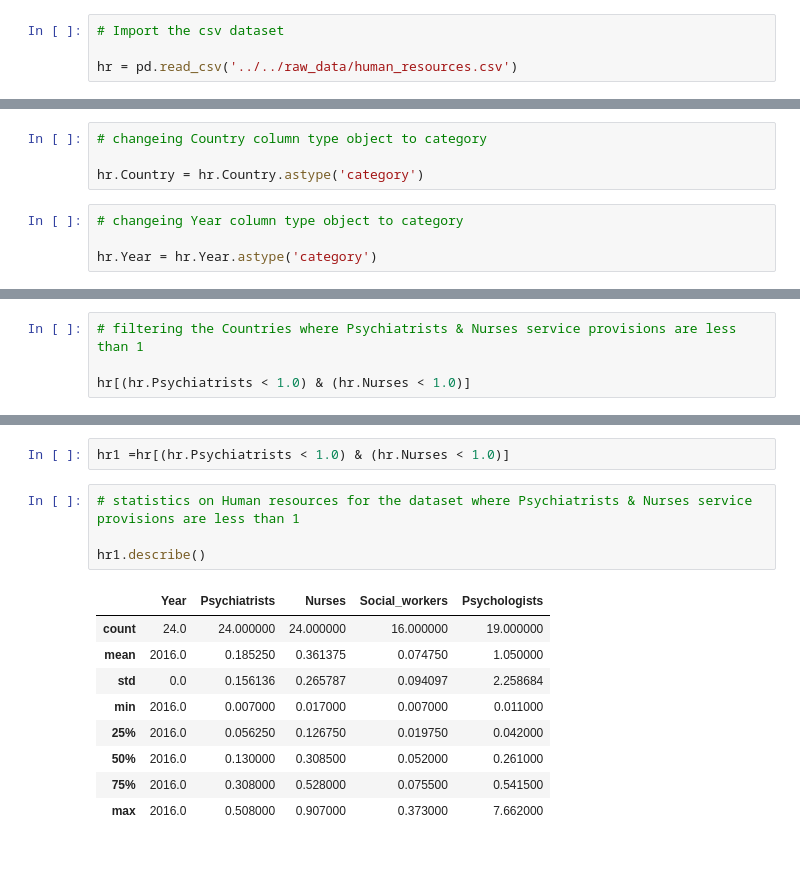
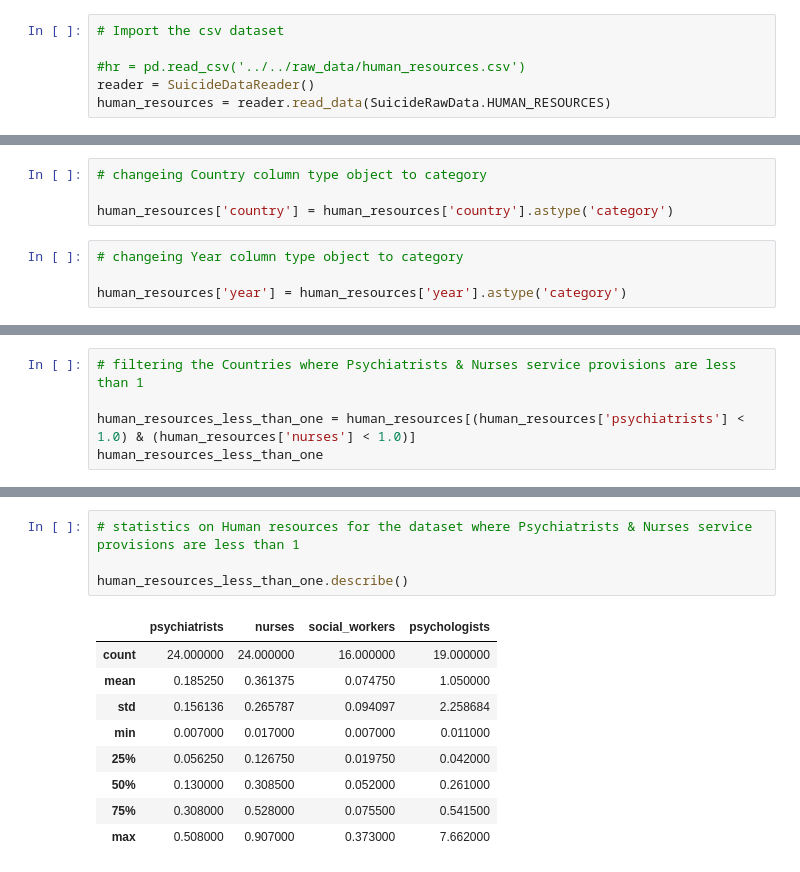
Before and after one commit to mdsi-dsp-at2/eTe-analysis, a Jupyter notebook: analysis/3/analysis_hr_suicide.ipynb, the cells around one changed output, grey strips where cells are left out. Drawn from its saved outputs; the diff is of its cells as text.

```diff
--- a/analysis/3/analysis_hr_suicide.ipynb
+++ b/analysis/3/analysis_hr_suicide.ipynb
@@ -12,7 +17,9 @@ warnings.filterwarnings('ignore')
 # %%
 # Import the csv dataset
 
-hr = pd.read_csv('../../raw_data/human_resources.csv')
+#hr = pd.read_csv('../../raw_data/human_resources.csv')
+reader = SuicideDataReader()
+human_resources = reader.read_data(SuicideRawData.HUMAN_RESOURCES)
 # %%
 #data exploration
 
@@ -27,11 +34,11 @@ hr.head()
 # %%
 # changeing Country column type object to category
 
-hr.Country = hr.Country.astype('category')
+human_resources['country'] = human_resources['country'].astype('category')
 # %%
 # changeing Year column type object to category
 
-hr.Year = hr.Year.astype('category')
+human_resources['year'] = human_resources['year'].astype('category')
 # %%
 # statistics on Human resources for the dataset
 
@@ -55,5 +63,6 @@ vis1 = sns.lmplot(data=hr, x='Psychiatrists', y='Nurses',size=10,scatter_kws={"s
 # %%
 # filtering the Countries where Psychiatrists & Nurses service provisions are less than 1
 
-hr[(hr.Psychiatrists < 1.0) & (hr.Nurses < 1.0)]
+human_resources_less_than_one = human_resources[(human_resources['psychiatrists'] < 1.0) & (human_resources['nurses'] < 1.0)]
+human_resources_less_than_one
 # %% [output]
@@ -74,19 +83,17 @@ hr[(hr.Psychiatrists < 1.0) & (hr.Nurses < 1.0)]
 | 87 | South Sudan | 2016 | 0.025 | 0.017 | NaN | 0.261 |
 | 94 | Togo | 2016 | 0.054 | 0.270 | 0.054 | 0.404 |
 | 104 | Yemen | 2016 | 0.201 | 0.323 | 0.056 | 0.409 |
-# %%
-hr1 =hr[(hr.Psychiatrists < 1.0) & (hr.Nurses < 1.0)]
 # %%
 # statistics on Human resources for the dataset where Psychiatrists & Nurses service provisions are less than 1
 
-hr1.describe()
+human_resources_less_than_one.describe()
 # %% [output]
-|  | Year | Psychiatrists | Nurses | Social_workers | Psychologists |
-| count | 24.0 | 24.000000 | 24.000000 | 16.000000 | 19.000000 |
-| mean | 2016.0 | 0.185250 | 0.361375 | 0.074750 | 1.050000 |
-| std | 0.0 | 0.156136 | 0.265787 | 0.094097 | 2.258684 |
-| min | 2016.0 | 0.007000 | 0.017000 | 0.007000 | 0.011000 |
-| 25% | 2016.0 | 0.056250 | 0.126750 | 0.019750 | 0.042000 |
-| 50% | 2016.0 | 0.130000 | 0.308500 | 0.052000 | 0.261000 |
-| 75% | 2016.0 | 0.308000 | 0.528000 | 0.075500 | 0.541500 |
-| max | 2016.0 | 0.508000 | 0.907000 | 0.373000 | 7.662000 |
+|  | psychiatrists | nurses | social_workers | psychologists |
+| count | 24.000000 | 24.000000 | 16.000000 | 19.000000 |
+| mean | 0.185250 | 0.361375 | 0.074750 | 1.050000 |
+| std | 0.156136 | 0.265787 | 0.094097 | 2.258684 |
+| min | 0.007000 | 0.017000 | 0.007000 | 0.011000 |
+| 25% | 0.056250 | 0.126750 | 0.019750 | 0.042000 |
+| 50% | 0.130000 | 0.308500 | 0.052000 | 0.261000 |
+| 75% | 0.308000 | 0.528000 | 0.075500 | 0.541500 |
+| max | 0.508000 | 0.907000 | 0.373000 | 7.662000 |
```
Also changed, not shown: parts of 9 cells of this notebook.
